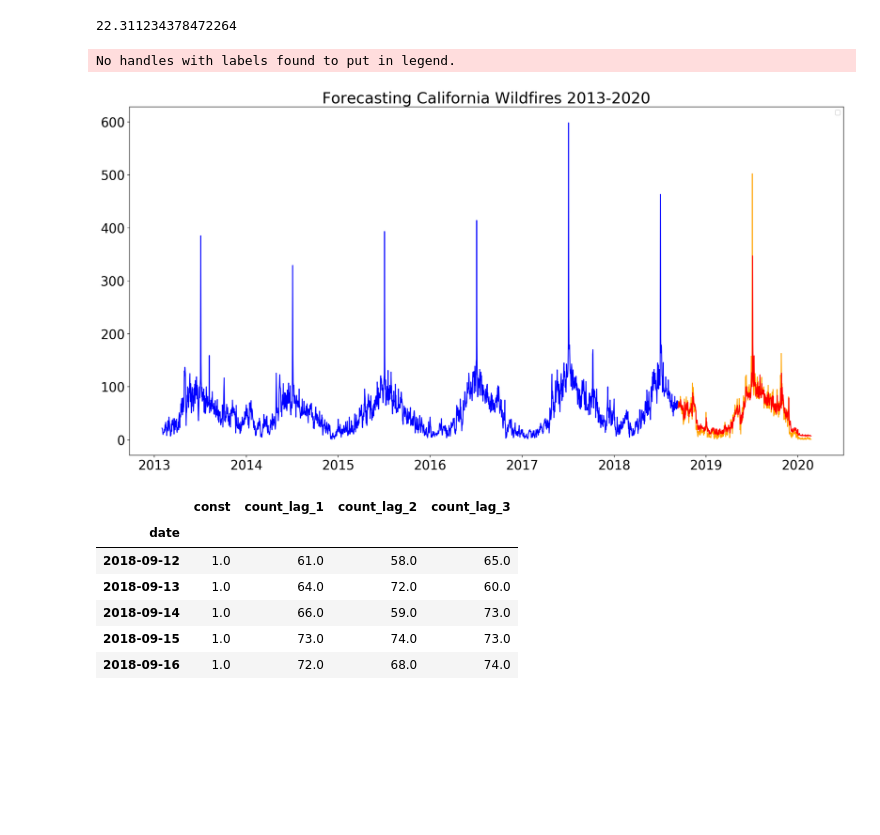
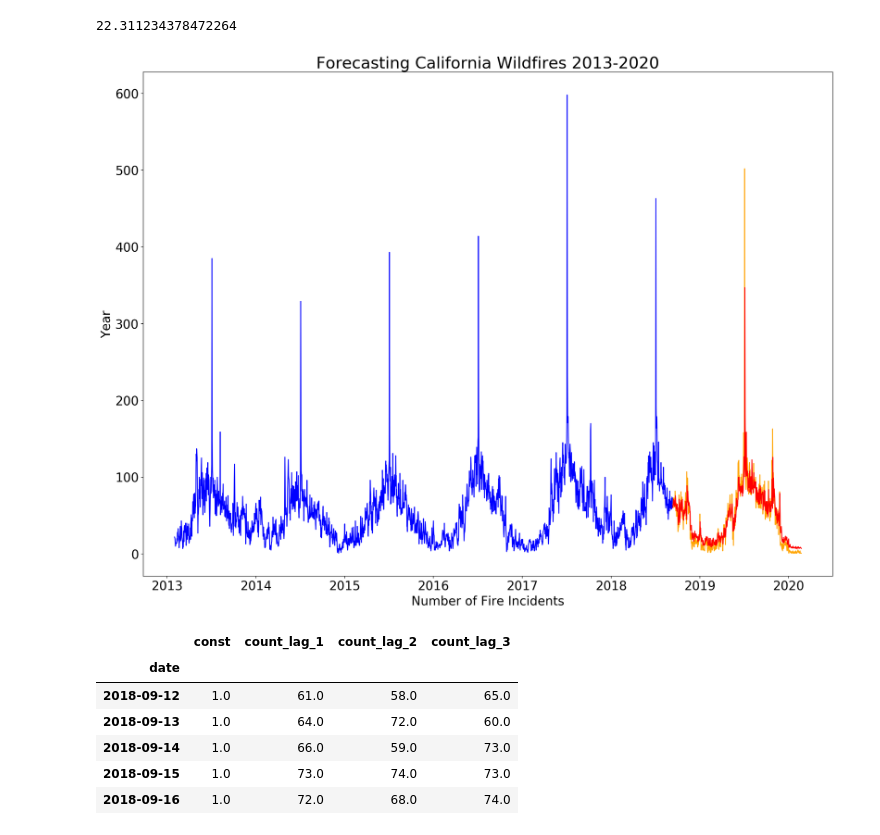
Before and after one commit to Davidloku1234567/Cal_Fire, a Jupyter notebook: cal_fire_data_w-Copy1.ipynb, the cells around one changed output. Cells and saved outputs as stored; diff of their text form; code cells hidden in the pictures; blank space fills up the shorter version.

```diff
--- a/cal_fire_data_w-Copy1.ipynb
+++ b/cal_fire_data_w-Copy1.ipynb
@@ -298,23 +298,24 @@ mean_squared_error(y_test, lm_results.predict(X_test)) ** 0.5
 22.311234378472264
 # %%
 
-plt.figure(figsize=(20,10))
+plt.figure(figsize=(20,15))
 
 
 plt.plot(y_train.index, y_train.values, color = 'blue')
 
 plt.plot(y_test.index, y_test.values, color = 'orange')
 
 plt.plot(lm_results.predict(X_test), color = 'red')
 
 
-plt.title(label = 'Forecasting California Wildfires 2013-2020', fontsize=24)
-
+plt.title(label = 'Forecasting California Wildfires 2013-2020', fontsize=26)
+plt.xlabel("Number of Fire Incidents", fontsize=20)
+plt.ylabel("Year", fontsize=20)
 plt.xticks(fontsize=20)
-plt.yticks(fontsize=20);
+plt.yticks(fontsize=20)
+plt.savefig('../Cal_Fire/2013_to_2020', dpi = 300);
 # %% [output]
-No handles with labels found to put in legend.
-[figure, old version]
+[figure, new version]
 # %%
 X_test.head()
 # %% [output]
```
Also changed, not shown: parts of 3 cells of this notebook, 3 other files.
